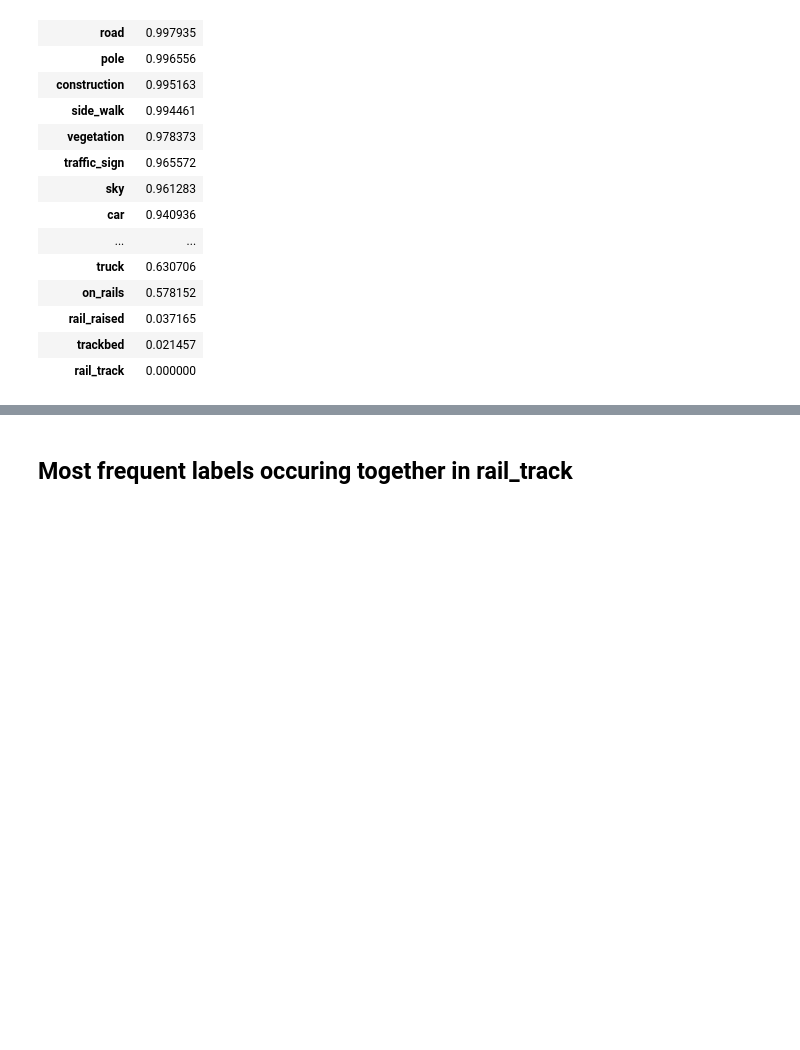
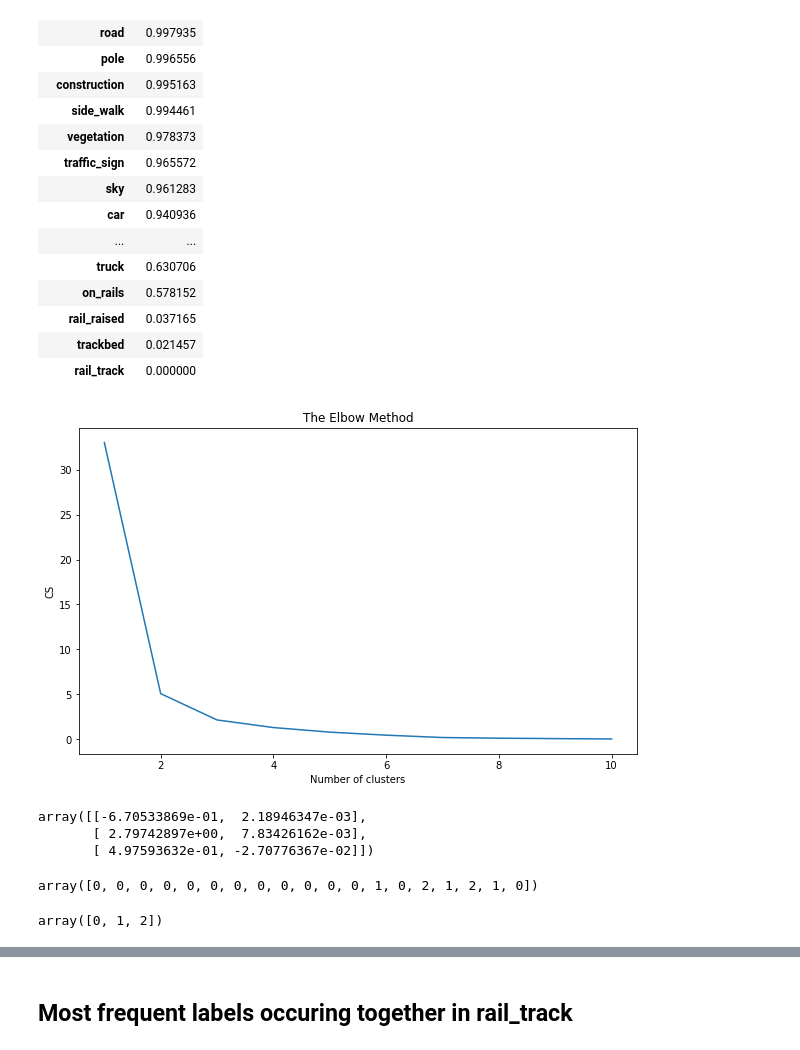
Before and after one commit to Duygubirol/vegetation-detection-railways, a Jupyter notebook: eda.ipynb, the cells around one changed output, grey strips where cells are left out. Saved outputs shown, nothing was run; the diff lists cells and outputs as text; code cells hidden in the pictures; blank space fills up the shorter version.

```diff
--- a/eda.ipynb
+++ b/eda.ipynb
@@ -433,3 +436,18 @@ See the caveats in the documentation: https://pandas.pydata.org/pandas-docs/stab
 | rail_raised | 0.037165 |
 | trackbed | 0.021457 |
 | rail_track | 0.000000 |
+# %%
+from sklearn.cluster import KMeans
+cs = []
+plt.figure(figsize=(10,6))
+for i in range(1, 11):
+    kmeans = KMeans(n_clusters = i, init = 'k-means++', max_iter = 100, n_init = 10, random_state = 0)
+    kmeans.fit(label_label_sim_matrix)
+    cs.append(kmeans.inertia_)
+plt.plot(range(1, 11), cs)
+plt.title('The Elbow Method')
+plt.xlabel('Number of clusters')
+plt.ylabel('CS')
+plt.show()
+# %% [output]
+[figure, added]
@@ -435,0 +477,12 @@ See the caveats in the documentation: https://pandas.pydata.org/pandas-docs/stab
+# %%
+kmeans.cluster_centers_
+# %% [output]
+array([[-6.70533869e-01,  2.18946347e-03],
+       [ 2.79742897e+00,  7.83426162e-03],
+       [ 4.97593632e-01, -2.70776367e-02]])
+# %%
+display (label)
+display (u_labels)
+# %% [output]
+array([0, 0, 0, 0, 0, 0, 0, 0, 0, 0, 0, 0, 1, 0, 2, 1, 2, 1, 0])
+array([0, 1, 2])
```
Also changed, not shown: parts of 22 cells of this notebook, 1 other file.
